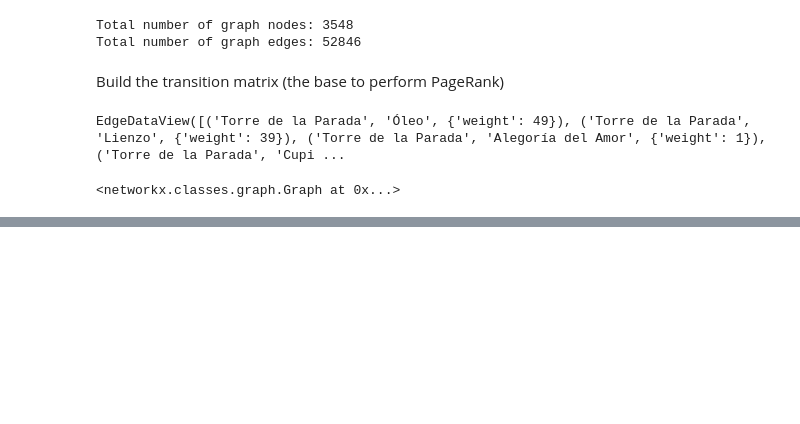
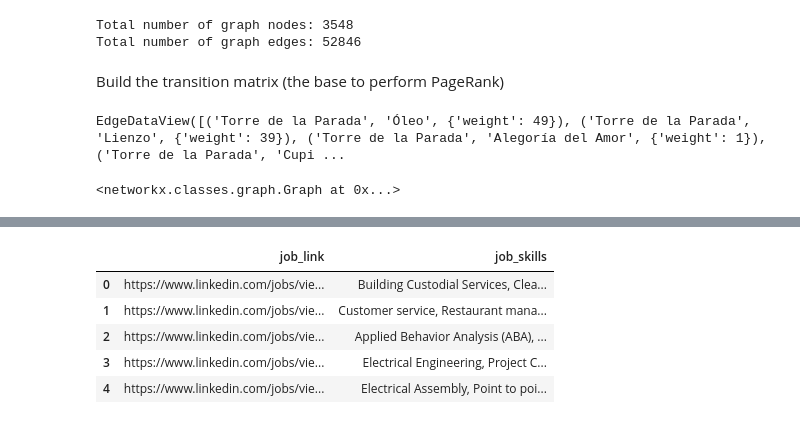
Before and after one commit to dariashcherbakovaaa/Algorithms-for-massive-data, a Jupyter notebook: Algorithms_for_massive_data.ipynb, the cells around one changed output, grey strips where cells are left out. Cells and saved outputs as stored; diff of their text form; code cells hidden in the pictures; blank space fills up the shorter version.

```diff
--- a/Algorithms_for_massive_data.ipynb
+++ b/Algorithms_for_massive_data.ipynb
@@ -238,0 +299,11 @@ print(adjacency)
+# %%
+dff = pd.read_csv('/content/job_skills/job_skills.csv')
+
+dff.head(5)
+# %% [output]
+|  | job_link | job_skills |
+| 0 | https://www.linkedin.com/jobs/vie... | Building Custodial Services, Clea... |
+| 1 | https://www.linkedin.com/jobs/vie... | Customer service, Restaurant mana... |
+| 2 | https://www.linkedin.com/jobs/vie... | Applied Behavior Analysis (ABA), ... |
+| 3 | https://www.linkedin.com/jobs/vie... | Electrical Engineering, Project C... |
+| 4 | https://www.linkedin.com/jobs/vie... | Electrical Assembly, Point to poi... |
```
Also changed, not shown: parts of 13 cells of this notebook.
